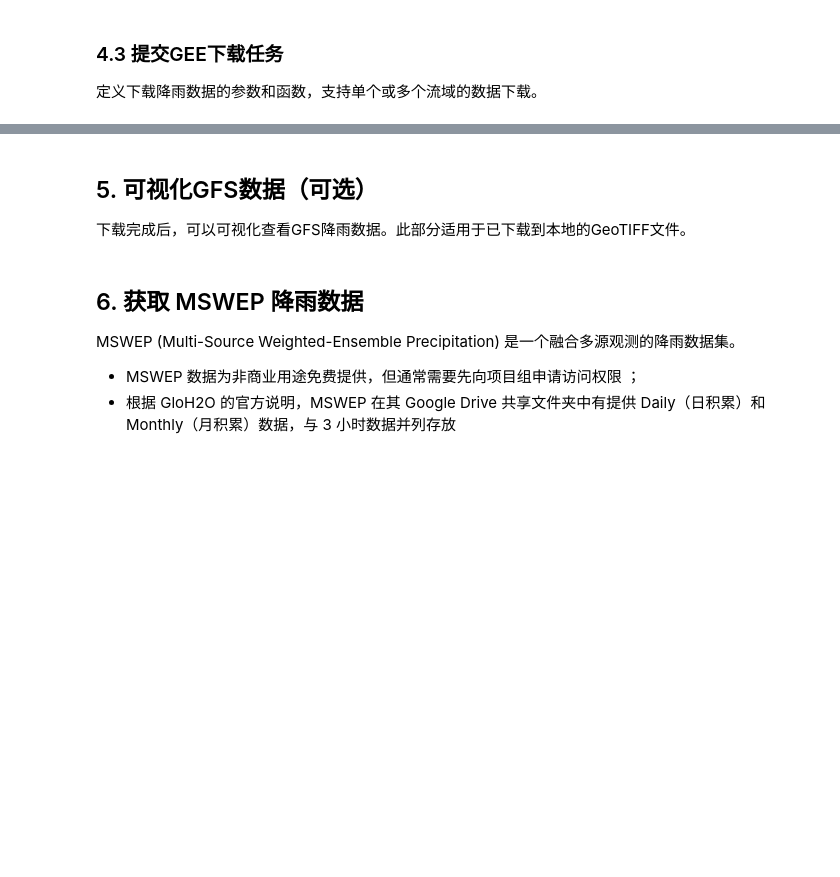
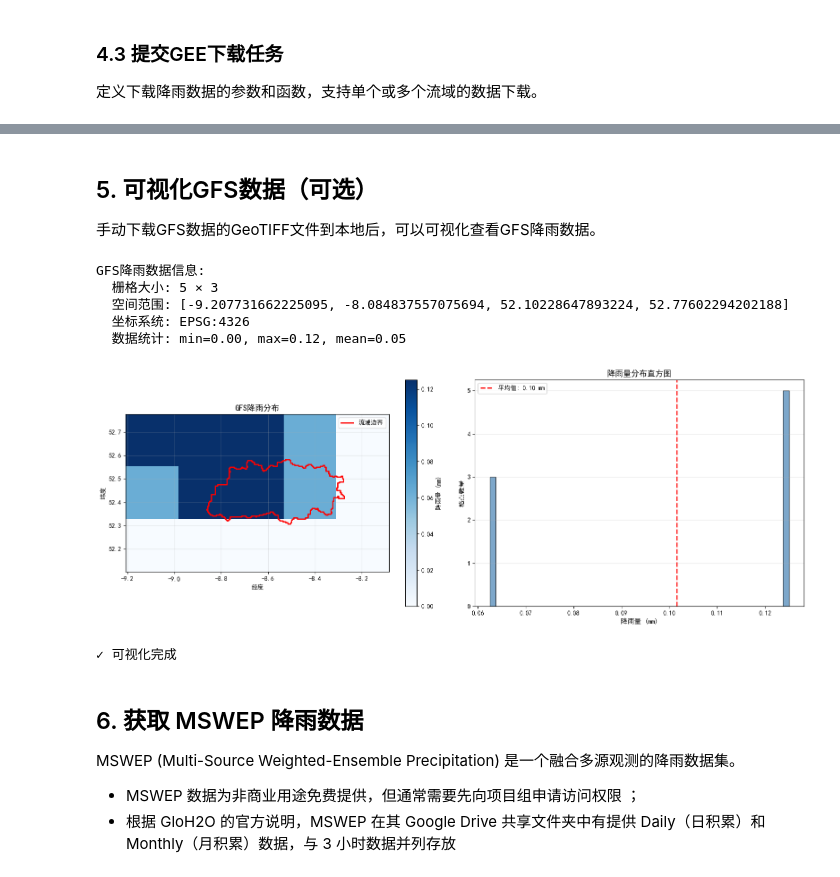
Before and after one commit to iHeadWater/digital_twin_watershed_homework, a Jupyter notebook: 1_data_acquisition.ipynb, the cells around one changed output, grey strips where cells are left out. Drawn from its saved outputs; the diff is of its cells as text; code cells hidden in the pictures; blank space fills up the shorter version.

```diff
--- a/1_data_acquisition.ipynb
+++ b/1_data_acquisition.ipynb
@@ -472,11 +522,11 @@ print(f"数据将保存到Google Drive的 '{DRIVE_FOLDER}' 文件夹")
 # %% [markdown]
 ## 5. 可视化GFS数据（可选）
 
-下载完成后，可以可视化查看GFS降雨数据。此部分适用于已下载到本地的GeoTIFF文件。
+手动下载GFS数据的GeoTIFF文件到本地后，可以可视化查看GFS降雨数据。
 # %%
 # ============ 配置 ============
 # 修改为实际下载的GeoTIFF文件路径
-tif_path = "GFS_tp_daily_2024/gfs_precip_20240101.tif"
+tif_path = "GFS_GRDC_6503120/gfs_GRDC_6503120_20210929.tif" # 示例的数据
 # ==============================
 
 try:
@@ -503,7 +553,7 @@ try:
     im1 = ax1.imshow(data, cmap='Blues', extent=extent, origin='upper',
                      vmin=0, vmax=np.nanpercentile(data, 95))
     plt.colorbar(im1, ax=ax1, label="降雨量 (mm)")
-    ax1.set_title("GFS降雨分布 - 2024-01-01", fontsize=13, fontweight='bold')
+    ax1.set_title("GFS降雨分布", fontsize=13, fontweight='bold')
     ax1.set_xlabel("经度")
     ax1.set_ylabel("纬度")
 
@@ -533,33 +583,41 @@ try:
     ax1.legend(loc='upper right')
     ax1.grid(True, alpha=0.3)
 
     # 右图: 降雨直方图
     ax2 = axes[1]
     valid_data = data[~np.isnan(data)]
     valid_data = valid_data[valid_data > 0]  # 只显示有降雨的格点
 
     if len(valid_data) > 0:
         ax2.hist(valid_data, bins=50, color='steelblue', edgecolor='black', alpha=0.7)
         ax2.set_xlabel('降雨量 (mm)', fontsize=11)
         ax2.set_ylabel('格点数量', fontsize=11)
         ax2.set_title('降雨量分布直方图', fontsize=13, fontweight='bold')
         ax2.grid(True, alpha=0.3, axis='y')
         ax2.axvline(np.mean(valid_data), color='red', linestyle='--',
                     linewidth=2, label=f'平均值: {np.mean(valid_data):.2f} mm')
         ax2.legend()
     else:
         ax2.text(0.5, 0.5, '无有效降雨数据', ha='center', va='center', fontsize=14)
 
     plt.tight_layout()
     plt.show()
 
     print(f"\n✓ 可视化完成")
 
 except FileNotFoundError:
     print(f"✗ 错误: 未找到文件 {tif_path}")
     print(f"  请先从Google Drive下载GFS数据，或修改 tif_path 变量为正确的文件路径")
 except Exception as e:
     print(f"✗ 可视化时出错: {e}")
+# %% [output]
+GFS降雨数据信息:
+  栅格大小: 5 × 3
+  空间范围: [-9.207731662225095, -8.084837557075694, 52.10228647893224, 52.77602294202188]
+  坐标系统: EPSG:4326
+  数据统计: min=0.00, max=0.12, mean=0.05
+[figure, added]
+✓ 可视化完成
 # %% [markdown]
 ## 6. 获取 MSWEP 降雨数据
 
```
Also changed, not shown: parts of 11 cells of this notebook, 2 other files.
